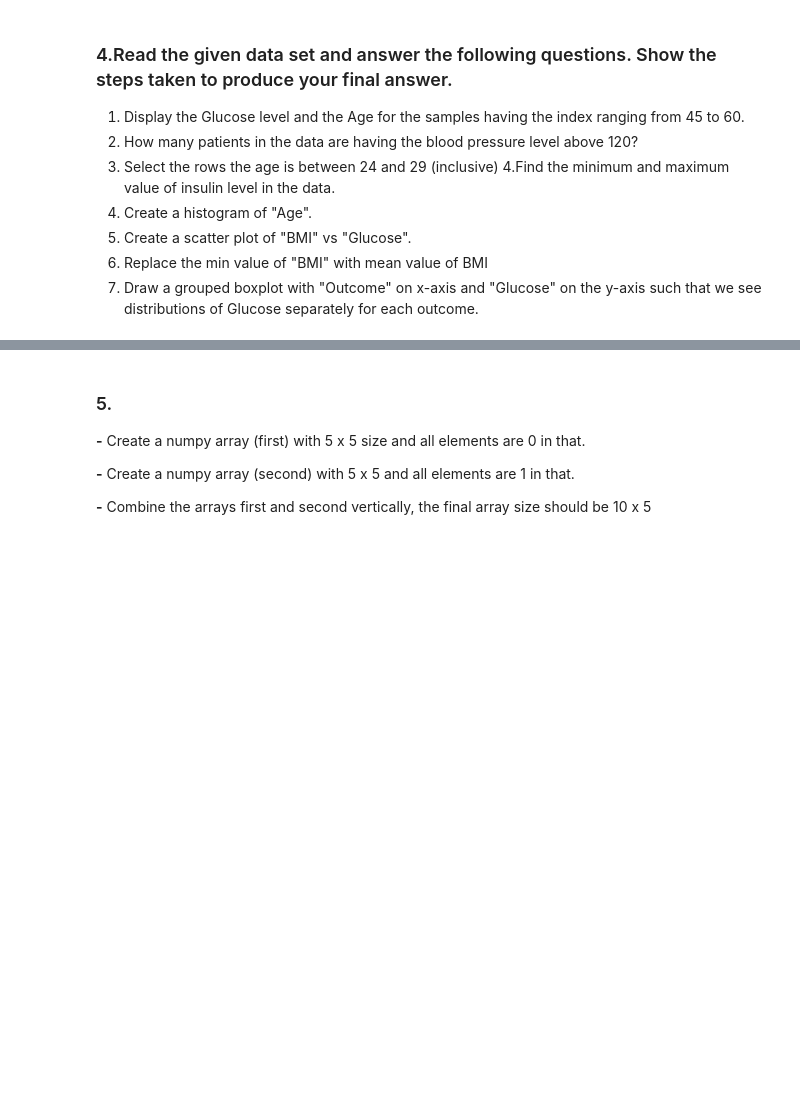
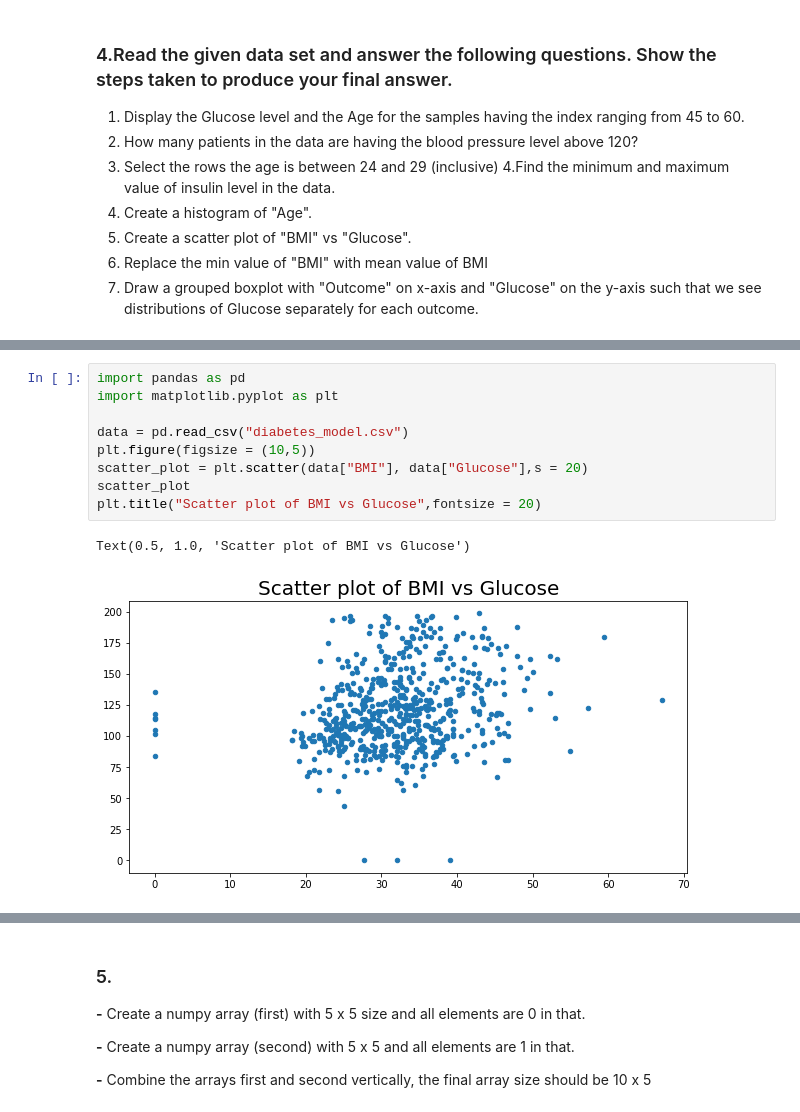
Before and after one commit to vishnuda373/lark_activities, a Jupyter notebook: Week 03 Python for DS.ipynb, the cells around one changed output, grey strips where cells are left out. Drawn from its saved outputs; the diff is of its cells as text; blank space fills up the shorter version.

```diff
--- a/Week 03 Python for DS.ipynb
+++ b/Week 03 Python for DS.ipynb
@@ -91,0 +182,12 @@ data
+# %%
+import pandas as pd
+import matplotlib.pyplot as plt
+
+data = pd.read_csv("diabetes_model.csv")
+plt.figure(figsize = (10,5))
+scatter_plot = plt.scatter(data["BMI"], data["Glucose"],s = 20)
+scatter_plot
+plt.title("Scatter plot of BMI vs Glucose",fontsize = 20)
+# %% [output]
+Text(0.5, 1.0, 'Scatter plot of BMI vs Glucose')
+[figure, added]
```
Also changed, not shown: parts of 12 cells of this notebook.
